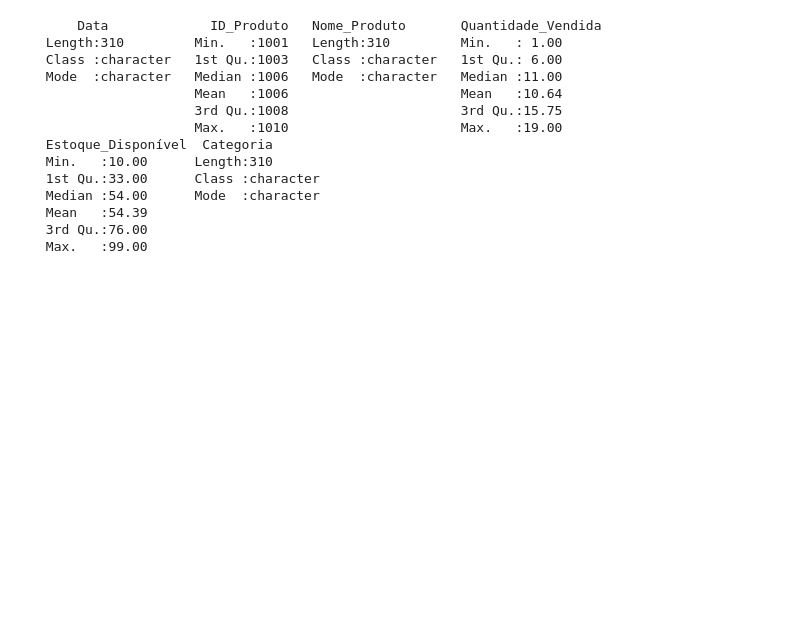
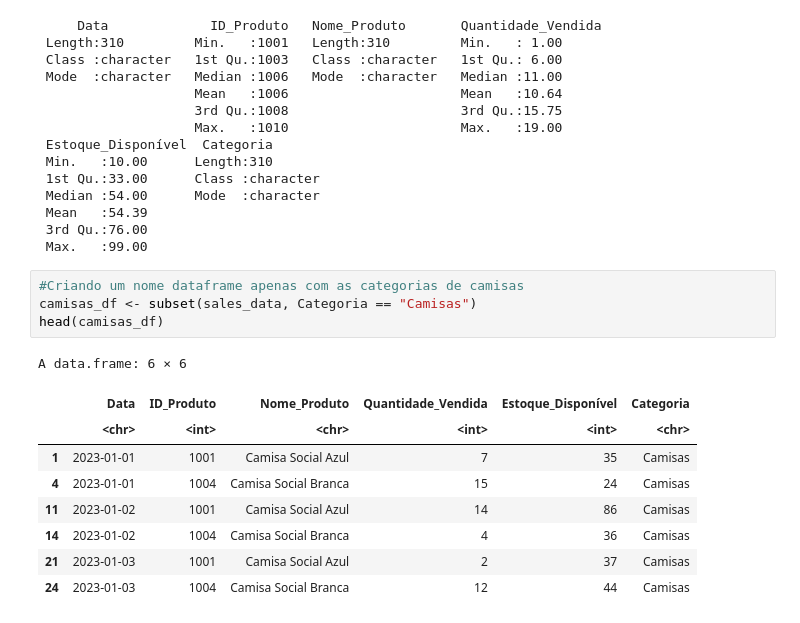
Before and after one commit to lethiciaasevedo1999/learning-R, a Jupyter notebook: Analise_comR.ipynb, the cells around one changed output. Drawn from its saved outputs; the diff is of its cells as text; blank space fills up the shorter version.

```diff
--- a/Analise_comR.ipynb
+++ b/Analise_comR.ipynb
@@ -193,3 +193,17 @@ summary(sales_data)
  Mean   :54.39
  3rd Qu.:76.00
  Max.   :99.00
+# %%
+#Criando um nome dataframe apenas com as categorias de camisas
+camisas_df <- subset(sales_data, Categoria == "Camisas")
+head(camisas_df)
+# %% [output]
+A data.frame: 6 × 6
+|  | Data | ID_Produto | Nome_Produto | Quantidade_Vendida | Estoque_Disponível | Categoria |
+|  | <chr> | <int> | <chr> | <int> | <int> | <chr> |
+| 1 | 2023-01-01 | 1001 | Camisa Social Azul | 7 | 35 | Camisas |
+| 4 | 2023-01-01 | 1004 | Camisa Social Branca | 15 | 24 | Camisas |
+| 11 | 2023-01-02 | 1001 | Camisa Social Azul | 14 | 86 | Camisas |
+| 14 | 2023-01-02 | 1004 | Camisa Social Branca | 4 | 36 | Camisas |
+| 21 | 2023-01-03 | 1001 | Camisa Social Azul | 2 | 37 | Camisas |
+| 24 | 2023-01-03 | 1004 | Camisa Social Branca | 12 | 44 | Camisas |
```
Also changed, not shown: parts of 8 cells of this notebook.
